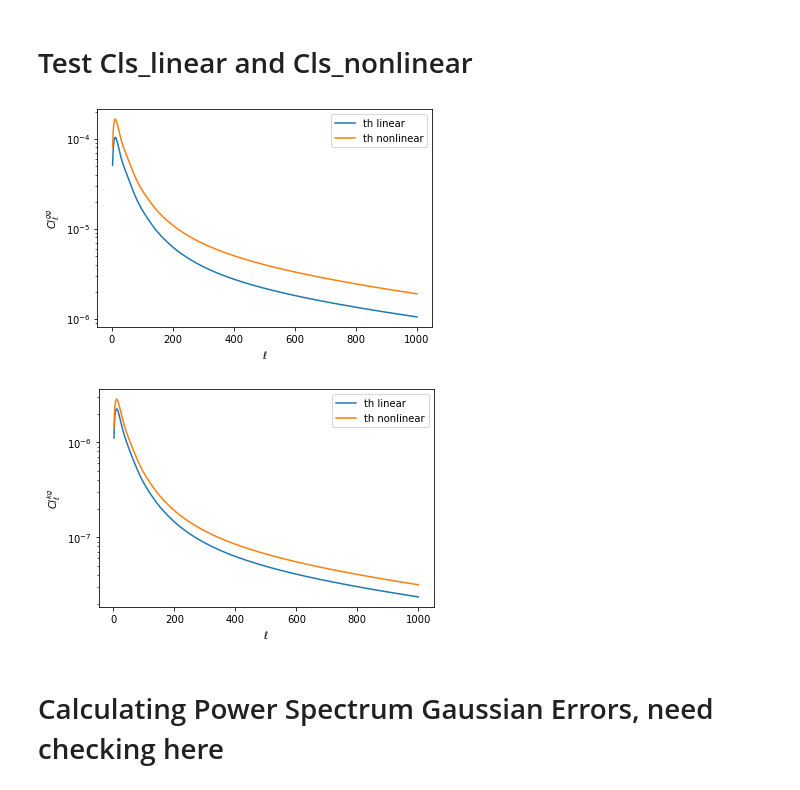
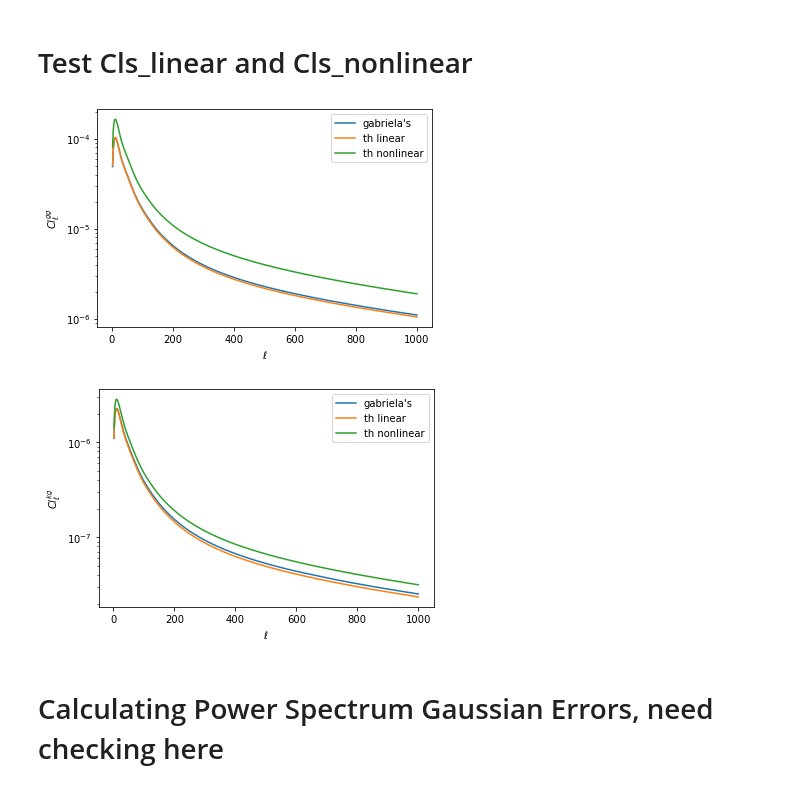
Before and after one commit to catketchup/DES_ACT_test, a Jupyter notebook: th_nonlinear.ipynb, the cells around one changed output. Saved outputs shown, nothing was run; the diff lists cells and outputs as text; code cells hidden in the pictures.

```diff
--- a/th_nonlinear.ipynb
+++ b/th_nonlinear.ipynb
@@ -143,23 +143,29 @@ ls = np.arange(lmin, lmax+1, 1)
 # %%
 # plot clgg
 i,j = 1, 1
 
+clgg_input_g = np.loadtxt(data_path1+'inputgabriela/Clgg_input_z%sf2z%s.dat' %(i,j))
 clgg_input = np.loadtxt(data_path1+'input_linear/clgg_input_z%sf2z%s.dat' %(i,j))
 clgg_input_nl = np.loadtxt(data_path1+'input_nonlinear/clgg_input_nl_z%sf2z%s.dat' %(i,j))
+
+plt.plot(ls, clgg_input_g[:,1][ls], label='gabriela\'s')
 plt.plot(ls, clgg_input[:,1][ls], label='th linear')
 plt.plot(ls, clgg_input_nl[:,1][ls], label='th nonlinear')
 plt.legend()
 plt.xlabel(r'$\ell$')
 plt.ylabel(r'$Cl^{gg}_{\ell}$')
 plt.yscale('log')
 # %% [output]
-[figure, old version]
+[figure, new version]
 # %%
 # plot clkg
 i = 1
 
+clkg_input_g = np.loadtxt(data_path1+'inputgabriela/Clkg_input_z%s.dat' %i)
 clkg_input = np.loadtxt(data_path1+'input_linear/clkg_input_z%s.dat' %i)
 clkg_input_nl = np.loadtxt(data_path1+'input_nonlinear/clkg_input_nl_z%s.dat' %i)
+
+plt.plot(ls, clkg_input_g[:,1][ls], label='gabriela\'s')
 plt.plot(ls, clkg_input[:,1][ls], label='th linear')
 plt.plot(ls, clkg_input_nl[:,1][ls], label='th nonlinear')
 plt.legend()
@@ -167,7 +173,7 @@ plt.xlabel(r'$\ell$')
 plt.ylabel(r'$Cl^{kg}_{\ell}$')
 plt.yscale('log')
 # %% [output]
-[figure, old version]
+[figure, new version]
 # %% [markdown]
 # Calculating Power Spectrum Gaussian Errors, need checking here
 # %%
```
Also changed, not shown: 2 other files.
